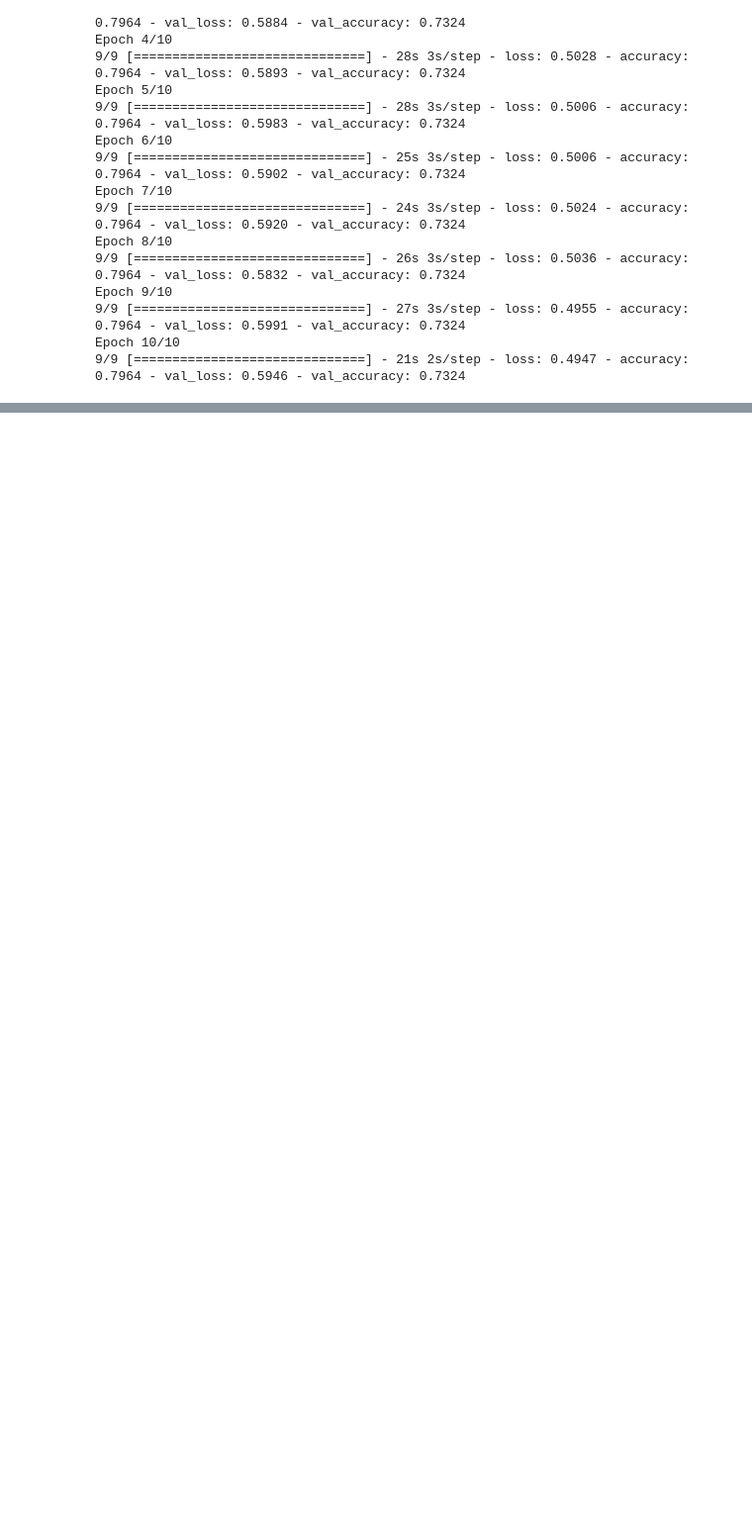
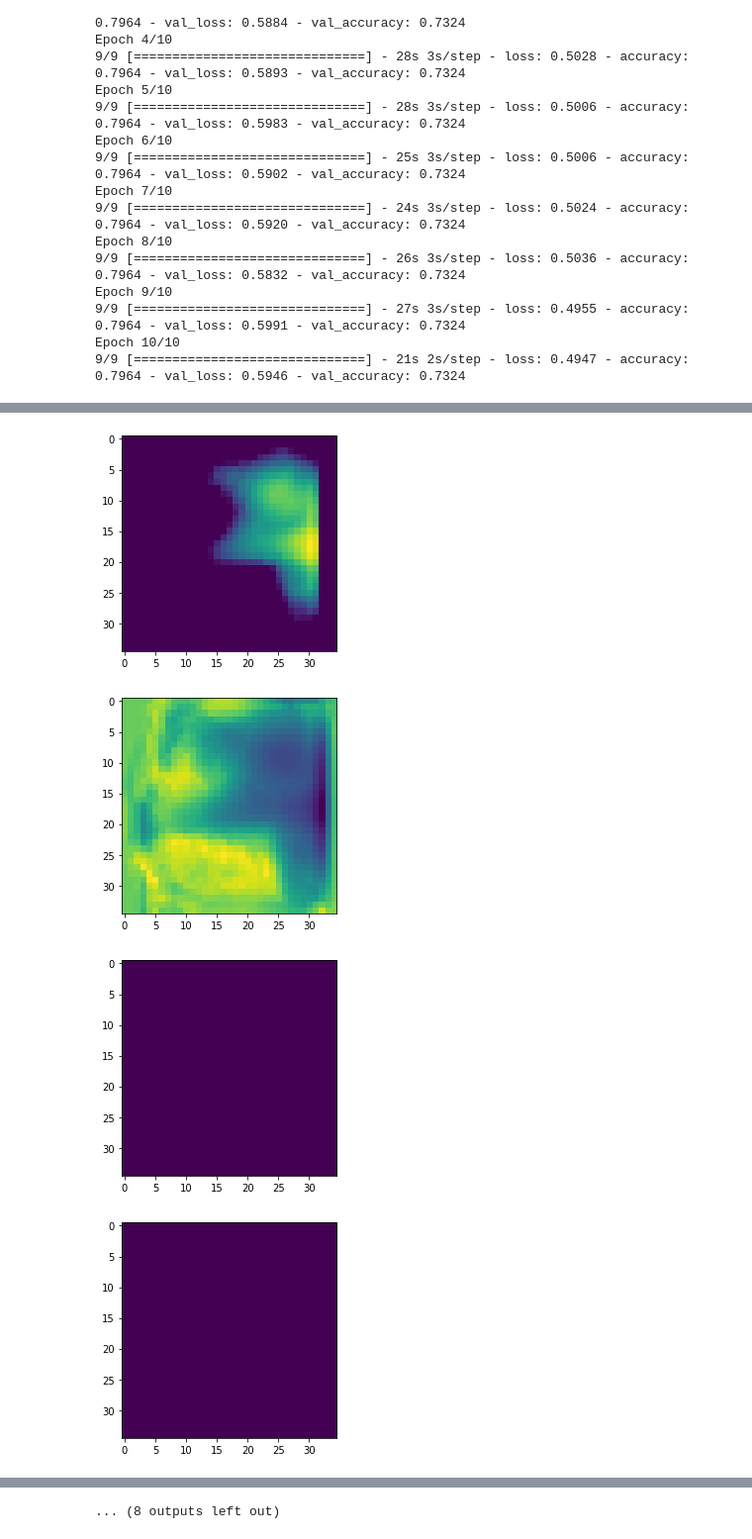
Before and after one commit to lukasrosario/cs591-project, a Jupyter notebook: project.ipynb, the cells around one changed output, grey strips where cells are left out. Shown at 99% size. Cells and saved outputs as stored; diff of their text form; code cells hidden in the pictures; blank space fills up the shorter version.

```diff
--- a/project.ipynb
+++ b/project.ipynb
@@ -318,0 +373,3 @@ Epoch 10/10
+# %%
+model3 = models.clone_model(model2)
+model3.set_weights(model2.get_weights())
@@ -318,0 +396,2 @@ Epoch 10/10
+# %%
+model_short = Model(inputs=model3.input, outputs=model3.get_layer('conv2d_32').output)
@@ -318,0 +418,2 @@ Epoch 10/10
+# %%
+new_p = model_short(test_images)
@@ -318,0 +438,10 @@ Epoch 10/10
+# %%
+for image in new_p[6:10]:
+    for f in image.numpy().T[:5]:
+        plt.figure()
+        plt.imshow(f[:, :])
+# %% [output]
+[figure, added]
+[figure, added]
+[figure, added]
+[figure, added]
@@ -318,0 +456 @@ Epoch 10/10
+... (8 outputs left out)
```
Also changed, not shown: parts of 84 cells of this notebook, 6 other files.
